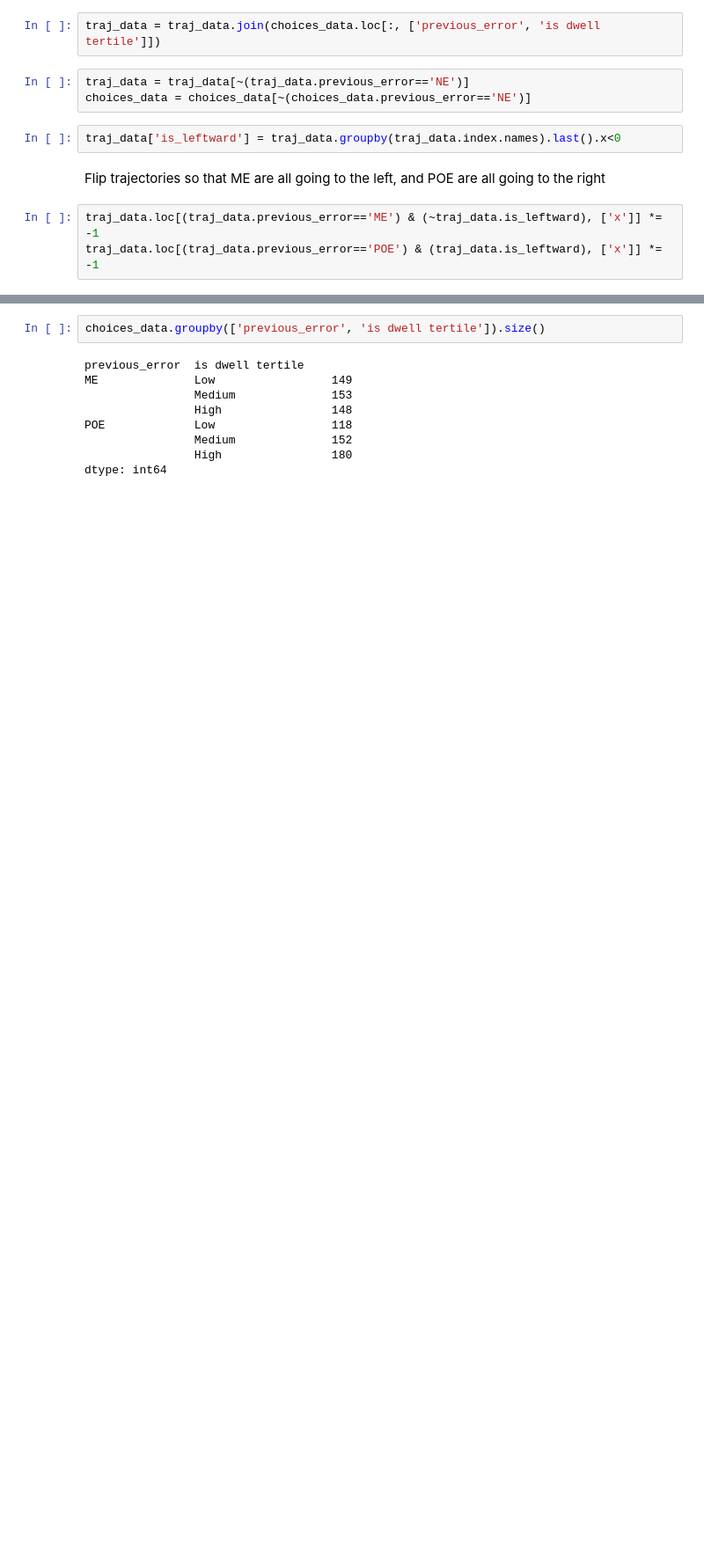
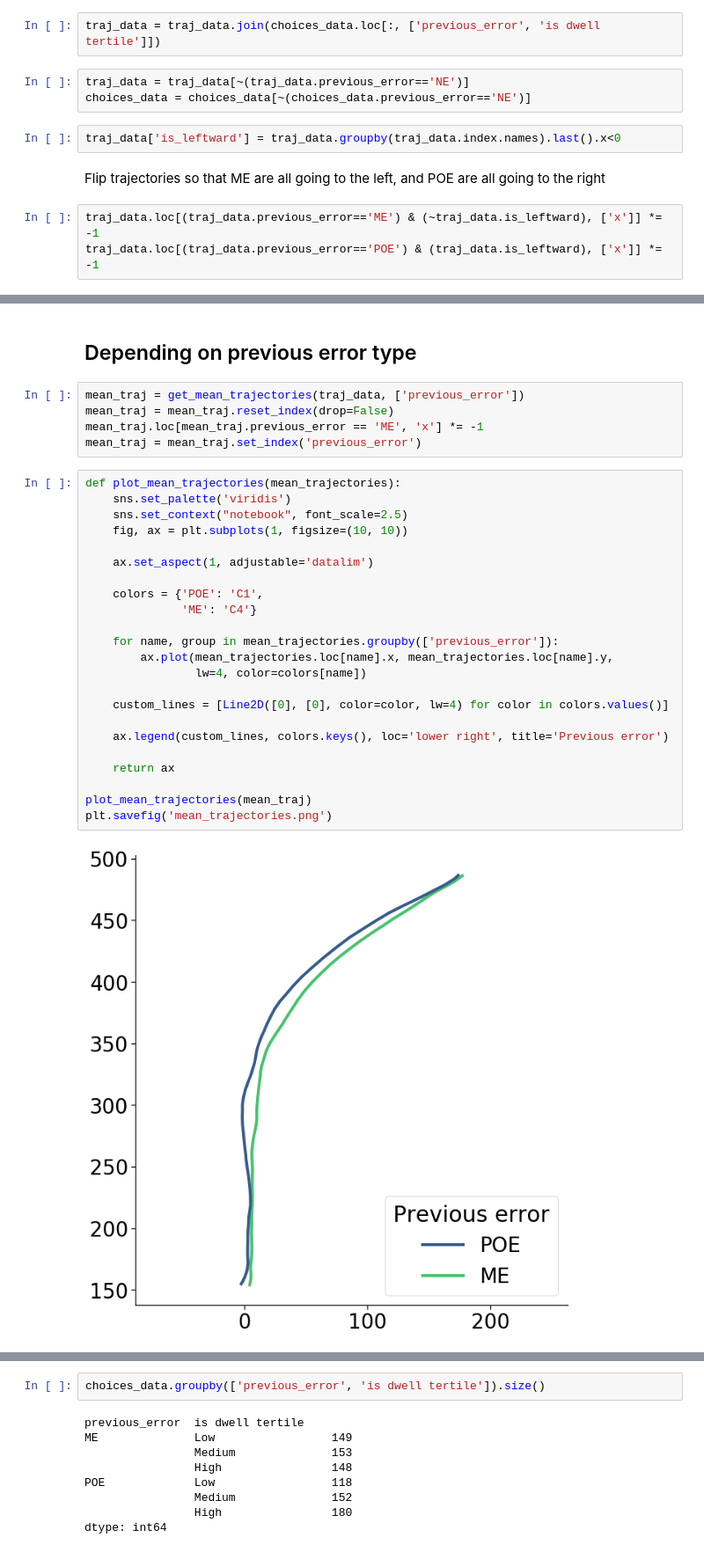
Before and after one commit to cherepaha/tft_mouse_analysis, a Jupyter notebook: mt_plots.ipynb, the cells around one changed output, grey strips where cells are left out. Shown at 88% size. Saved outputs shown, nothing was run; the diff lists cells and outputs as text; blank space fills up the shorter version.

Commit message:
New mean traj plots added

```diff
--- a/mt_plots.ipynb
+++ b/mt_plots.ipynb
@@ -73,0 +76,32 @@ mean_traj = get_mean_trajectories(traj_data, ['previous_error', 'is dwell tertil
+# %% [markdown]
+## Depending on previous error type
+# %%
+mean_traj = get_mean_trajectories(traj_data, ['previous_error'])
+mean_traj = mean_traj.reset_index(drop=False)
+mean_traj.loc[mean_traj.previous_error == 'ME', 'x'] *= -1
+mean_traj = mean_traj.set_index('previous_error')
+# %%
+def plot_mean_trajectories(mean_trajectories):
+    sns.set_palette('viridis')
+    sns.set_context("notebook", font_scale=2.5)
+    fig, ax = plt.subplots(1, figsize=(10, 10))
+
+    ax.set_aspect(1, adjustable='datalim')
+
+    colors = {'POE': 'C1',
+              'ME': 'C4'}
+
+    for name, group in mean_trajectories.groupby(['previous_error']):
+        ax.plot(mean_trajectories.loc[name].x, mean_trajectories.loc[name].y,
+                lw=4, color=colors[name])
+
+    custom_lines = [Line2D([0], [0], color=color, lw=4) for color in colors.values()]
+
+    ax.legend(custom_lines, colors.keys(), loc='lower right', title='Previous error')
+
+    return ax
+
+plot_mean_trajectories(mean_traj)
+plt.savefig('mean_trajectories.png')
+# %% [output]
+[figure, added]
```
Also changed, not shown: parts of 6 cells of this notebook, 2 other files.
